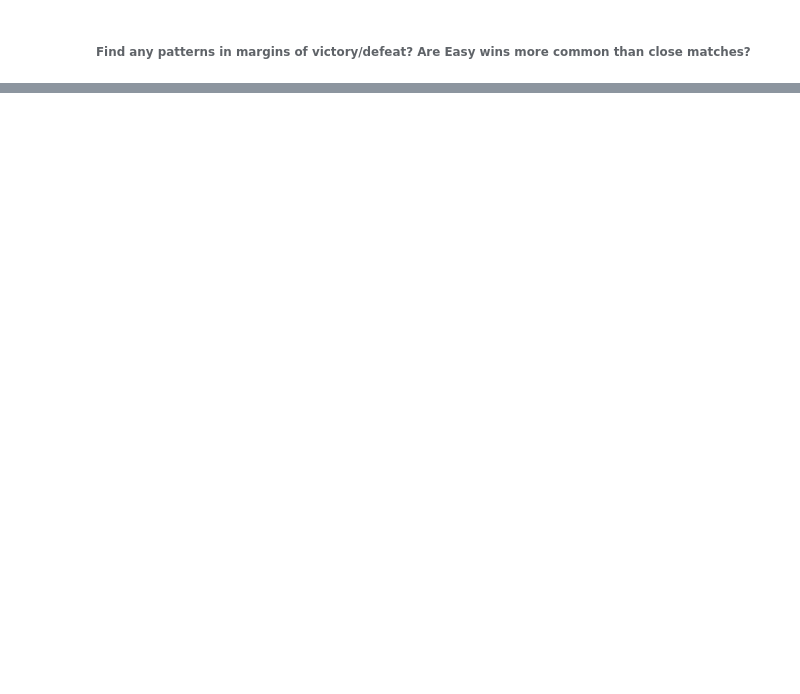
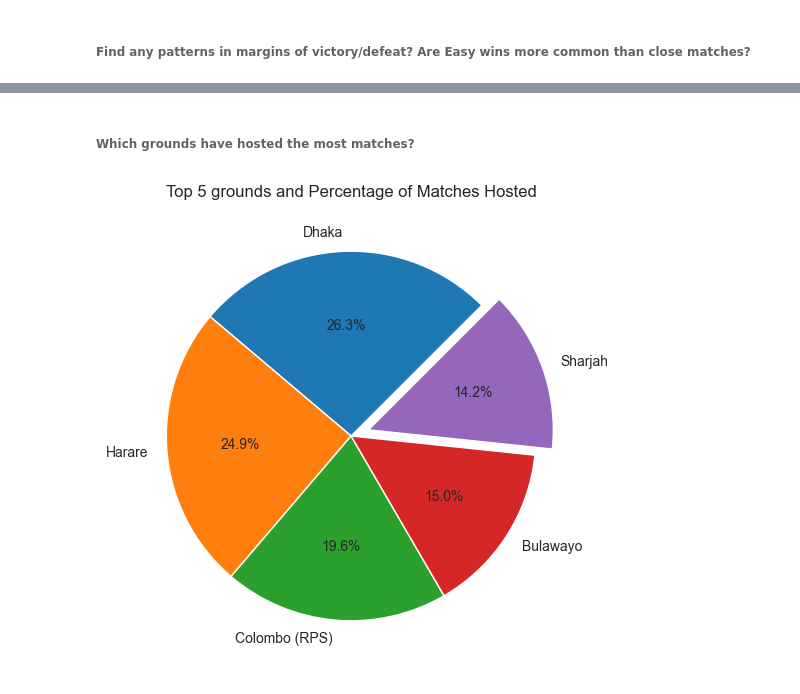
Before and after one commit to ilovedata6/cricket_ODI_analysis, a Jupyter notebook: matches.ipynb, the cells around one changed output, grey strips where cells are left out. Drawn from its saved outputs; the diff is of its cells as text; code cells hidden in the pictures; blank space fills up the shorter version.

```diff
--- a/matches.ipynb
+++ b/matches.ipynb
@@ -85,0 +168,12 @@ win_loss.shape
+# %% [markdown]
+###### Which grounds have hosted the most matches?
+# %%
+ground_match_counts = matches.groupby('Ground')['Match'].count().reset_index().sort_values(by="Match",ascending=False)
+top_5_grounds = ground_match_counts.head(5)
+
+plt.figure(figsize=(14,6))
+plt.pie(top_5_grounds['Match'],labels = ['Dhaka','Harare','Colombo (RPS)','Bulawayo','Sharjah'],autopct="%1.1f%%",startangle=45,explode=[0,0,0,0,0.1])
+plt.title("Top 5 grounds and Percentage of Matches Hosted")
+plt.show()
+# %% [output]
+[figure, added]
```
Also changed, not shown: parts of 19 cells of this notebook, 1 other file.
